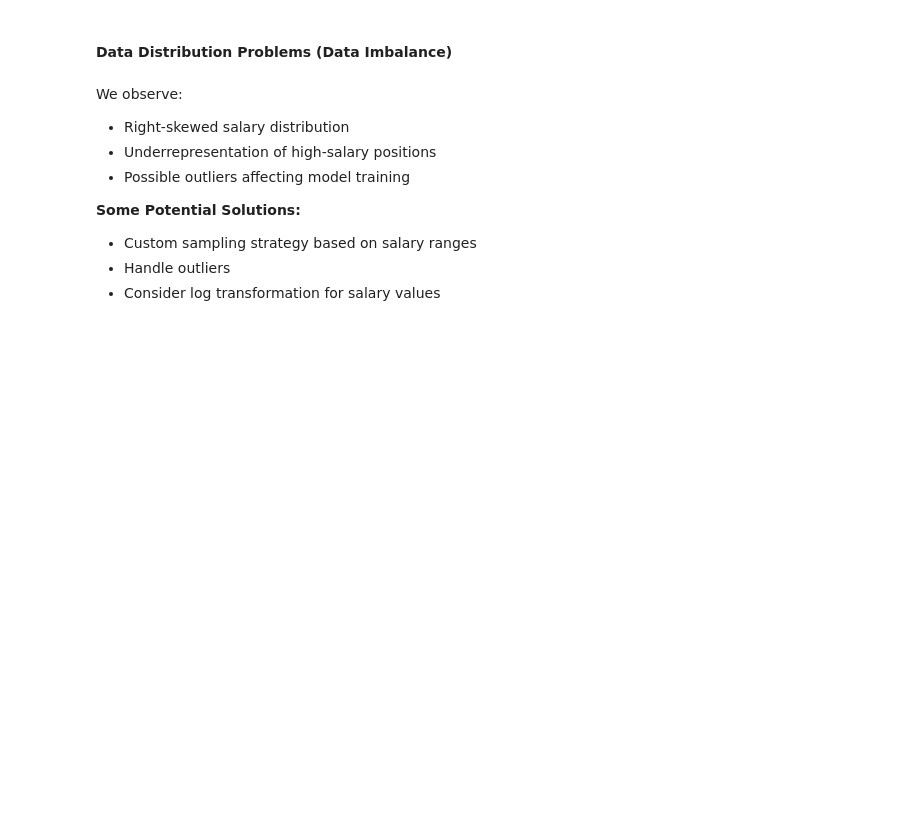
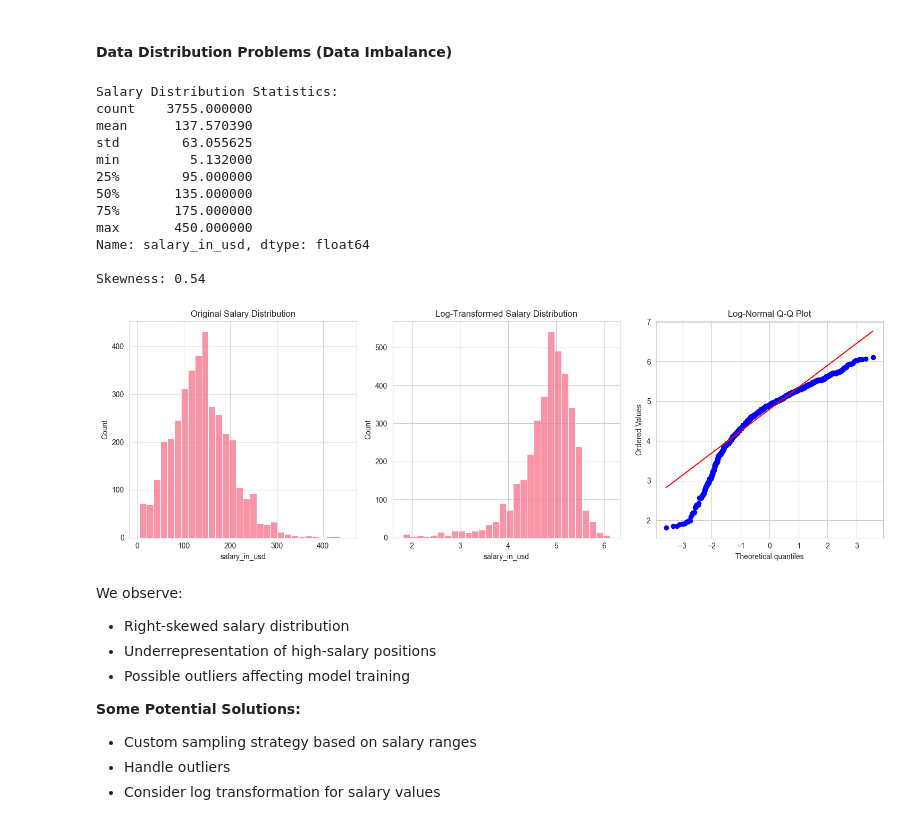
Before and after one commit to gabrieleguetta/TDS-project, a Jupyter notebook: part2.ipynb, the cells around one changed output. Drawn from its saved outputs; the diff is of its cells as text; code cells hidden in the pictures; blank space fills up the shorter version.

```diff
--- a/part2.ipynb
+++ b/part2.ipynb
@@ -59,34 +59,48 @@ Let's analyze potential causes for the observed issues:
 # plt.xlabel('Salary (thousands USD)')
 # plt.ylabel('Count')
 # plt.show()
 
 # Print summary statistics
 print("Salary Distribution Statistics:")
 print(processed_data['salary_in_usd'].describe())
 
 # Calculate skewness
 print(f"\nSkewness: {processed_data['salary_in_usd'].skew():.2f}")
 
 # Analyze salary distribution
 plt.figure(figsize=(15, 5))
 
 # Original distribution
 plt.subplot(1, 3, 1)
 sns.histplot(processed_data['salary_in_usd'], bins=30)
 plt.title('Original Salary Distribution')
 
 # Log-transformed distribution
 plt.subplot(1, 3, 2)
 sns.histplot(np.log1p(processed_data['salary_in_usd']), bins=30)
 plt.title('Log-Transformed Salary Distribution')
 
 # QQ plot for log-normality
 plt.subplot(1, 3, 3)
-stats.probplot(np.log1p(processed_data['salary_in_usd']), dist="norm", plot=plt)
+scistats.probplot(np.log1p(processed_data['salary_in_usd']), dist="norm", plot=plt)
 plt.title('Log-Normal Q-Q Plot')
 
 plt.tight_layout()
 plt.show()
+# %% [output]
+Salary Distribution Statistics:
+count    3755.000000
+mean      137.570390
+std        63.055625
+min         5.132000
+25%        95.000000
+50%       135.000000
+75%       175.000000
+max       450.000000
+Name: salary_in_usd, dtype: float64
+
+Skewness: 0.54
+[figure, added]
 # %% [markdown]
 We observe:
    - Right-skewed salary distribution
```
Also changed, not shown: parts of 6 cells of this notebook.
